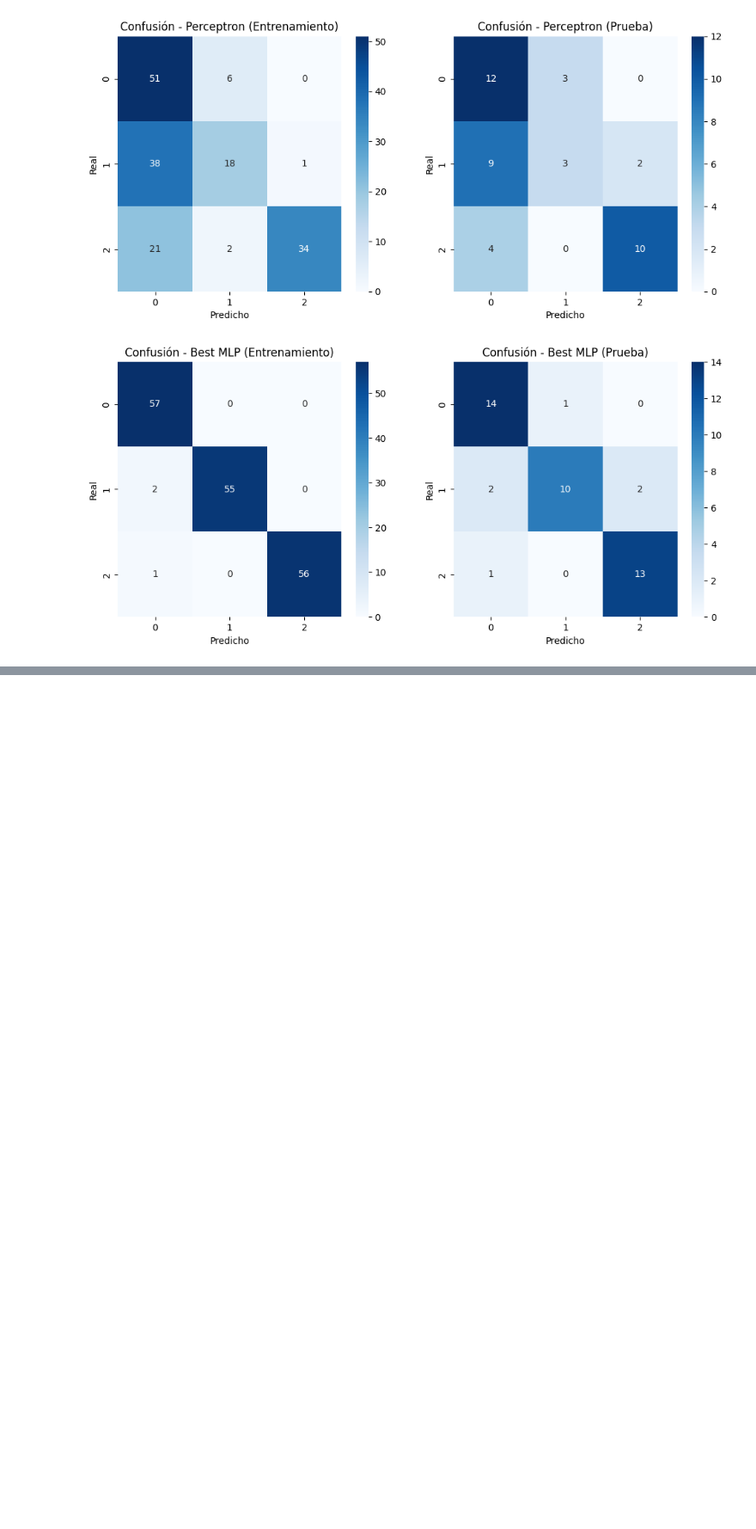
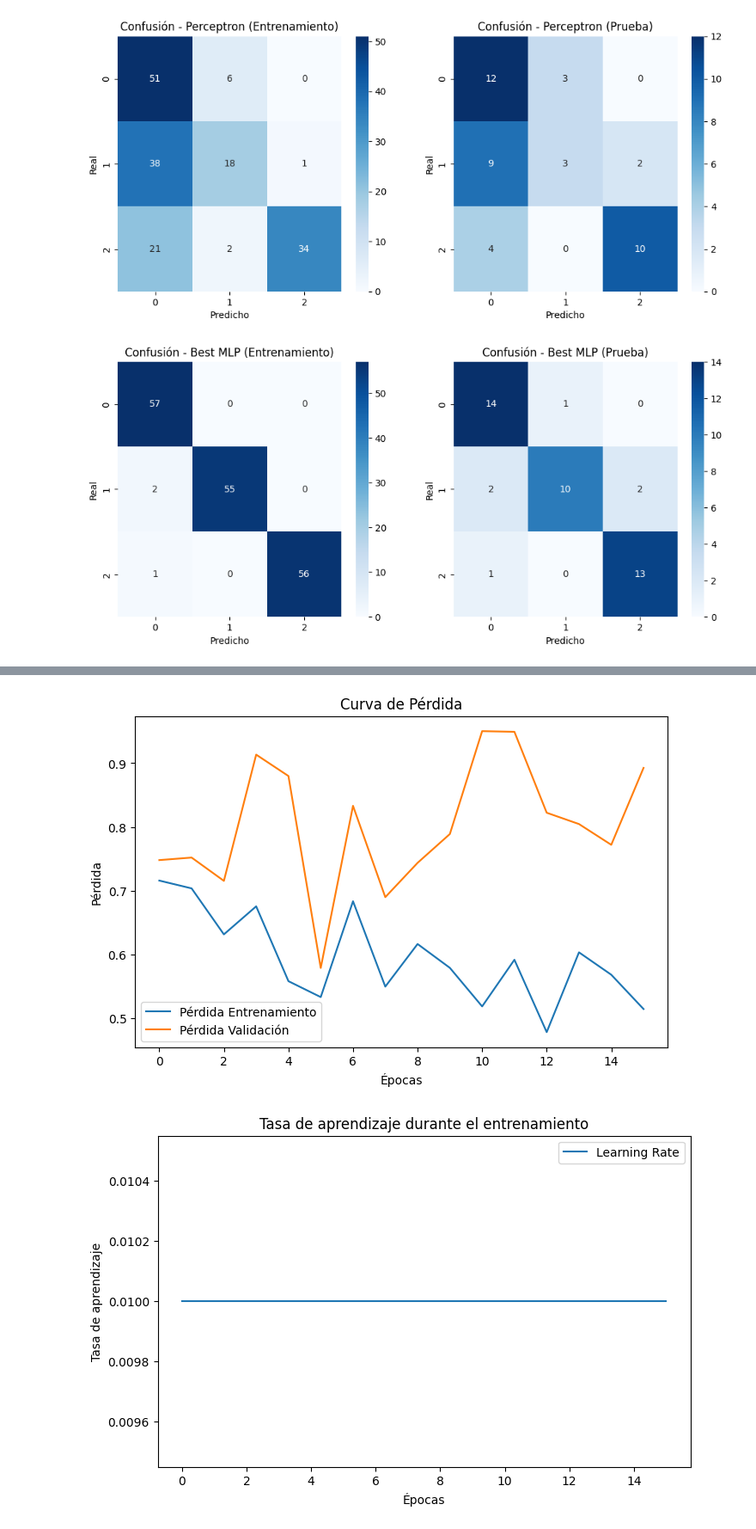
Before and after one commit to larubiano0/Parcial2-He2AI, a Jupyter notebook: GDP_script.ipynb, the cells around one changed output, grey strips where cells are left out. Shown: that part at 86% size. Cells and saved outputs as stored; diff of their text form; code cells hidden in the pictures; blank space fills up the shorter version.

```diff
--- a/GDP_script.ipynb
+++ b/GDP_script.ipynb
@@ -611,0 +733,66 @@ plt.show()
+# %%
+
+# =============================================================================
+# 5. Generación de gráficos
+# =============================================================================
+
+# 5.1. Función de pérdida
+plt.figure(figsize=(8, 5))
+plt.plot(history.history['loss'], label='Pérdida Entrenamiento')
+plt.plot(history.history['val_loss'], label='Pérdida Validación')
+plt.xlabel('Épocas')
+plt.ylabel('Pérdida')
+plt.title('Curva de Pérdida')
+plt.legend()
+plt.show()
+
+# 5.2. Tasa de aprendizaje (se grafica como valor constante)
+# En este caso usamos el valor inicial del optimizador
+lr_value = best_model.optimizer.learning_rate.numpy()
+plt.figure(figsize=(8, 5))
+plt.plot(np.arange(len(history.history['loss'])), [lr_value] * len(history.history['loss']), label='Learning Rate')
+plt.xlabel('Épocas')
+plt.ylabel('Tasa de aprendizaje')
+plt.title('Tasa de aprendizaje durante el entrenamiento')
+plt.legend()
+plt.show()
+
+# 5.3. Precisión del modelo en Entrenamiento, Validación y Test
+train_acc = history.history['accuracy'][-1]
+val_acc = history.history['val_accuracy'][-1]
+plt.figure(figsize=(8, 5))
+plt.bar(['Entrenamiento', 'Validación', 'Test'], [train_acc, val_acc, test_accuracy], color=['blue', 'green', 'orange'])
+plt.ylabel('Precisión')
+plt.title('Precisión del modelo')
+plt.ylim([0, 1])
+plt.show()
+
+# 5.4. Curva ROC para cada clase (One-vs-Rest)
+# Binarizar las etiquetas verdaderas
+y_test_bin = label_binarize(y_test_labels, classes=[0, 1, 2])
+plt.figure(figsize=(8, 5))
+for i in range(3):
+    fpr, tpr, _ = roc_curve(y_test_bin[:, i], y_pred_prob[:, i])
+    roc_auc = auc(fpr, tpr)
+    plt.plot(fpr, tpr, label=f'Clase {i} (AUC = {roc_auc:.2f})')
+plt.plot([0, 1], [0, 1], 'k--')
+plt.xlabel('FPR')
+plt.ylabel('TPR')
+plt.title('Curva ROC (One-vs-Rest)')
+plt.legend()
+plt.show()
+
+# 5.5. Matriz de confusión
+def plot_conf_matrix(y_true, y_pred, title):
+    cm = confusion_matrix(y_true, y_pred)
+    plt.figure(figsize=(6, 5))
+    sns.heatmap(cm, annot=True, fmt='d', cmap='Blues', xticklabels=[0, 1, 2], yticklabels=[0, 1, 2])
+    plt.xlabel('Predicho')
+    plt.ylabel('Real')
+    plt.title(title)
+    plt.show()
+
+plot_conf_matrix(y_test_labels, y_pred, 'Matriz de Confusión - Test')
+# %% [output]
+[figure, added]
+[figure, added]
```
Also changed, not shown: parts of 2 cells of this notebook.
